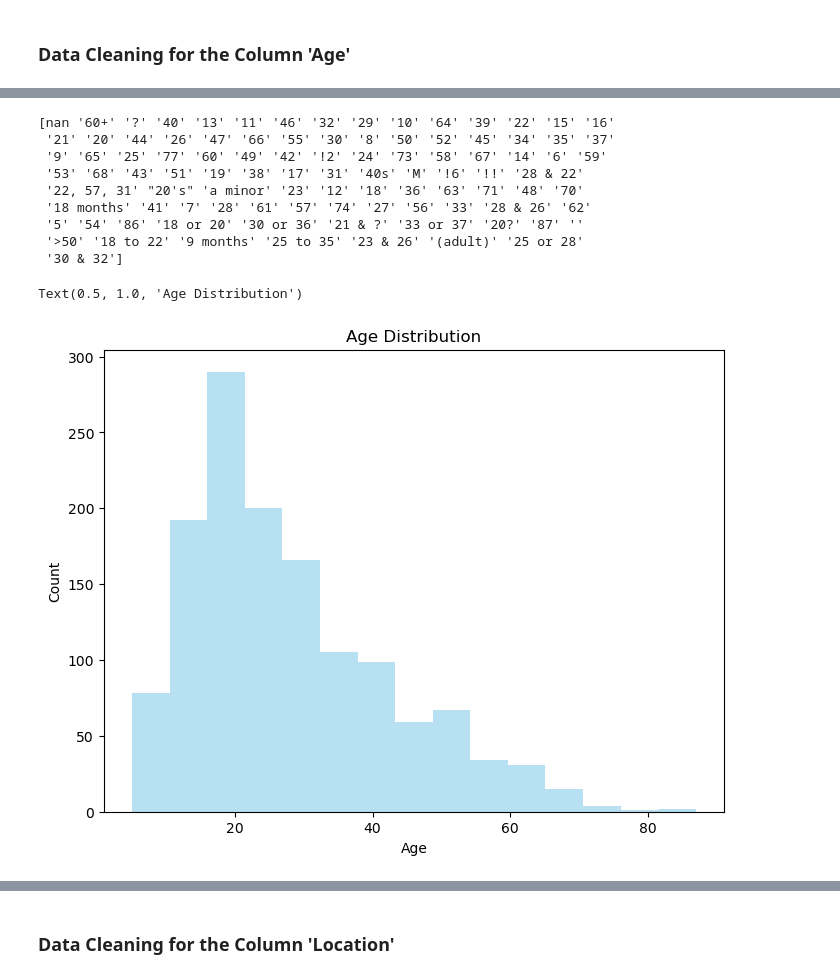
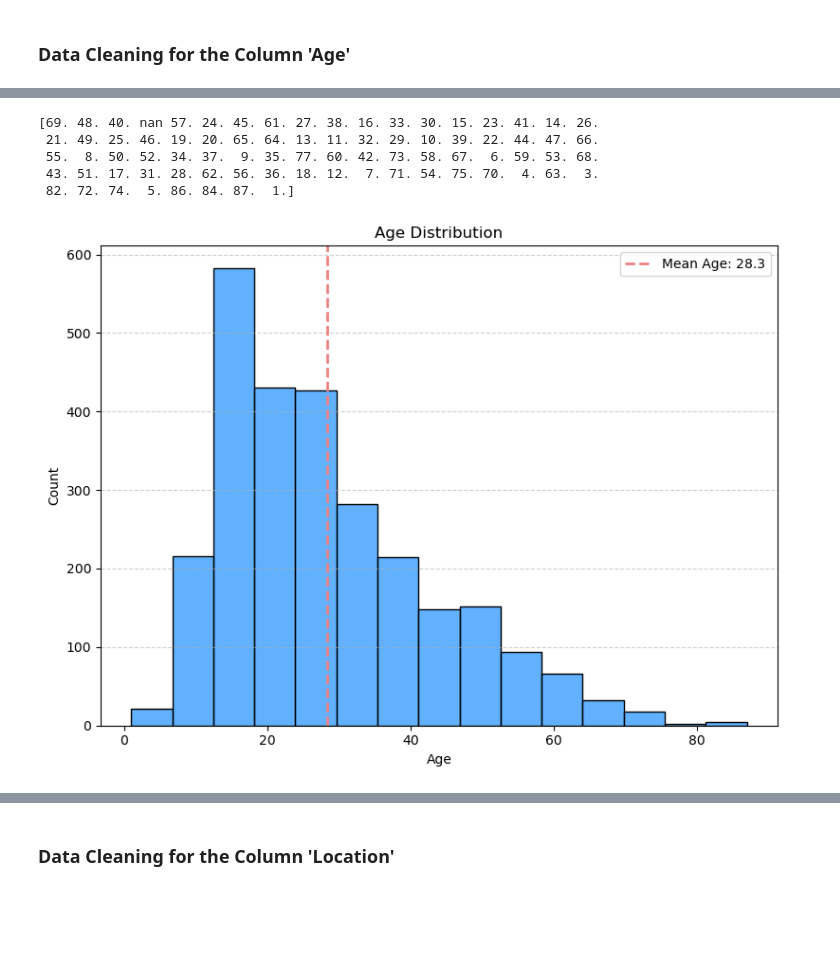
Before and after one commit to SheryllD/shark_attacks_project, a Jupyter notebook: shark_date_cleaning.ipynb, the cells around one changed output, grey strips where cells are left out. Saved outputs shown, nothing was run; the diff lists cells and outputs as text; code cells hidden in the pictures; blank space fills up the shorter version.

```diff
--- a/shark_date_cleaning.ipynb
+++ b/shark_date_cleaning.ipynb
@@ -919,6 +938,3 @@ array([69, 48, 40, '60+', '?', 57, 24, 45, 61, 27, 38, 16, 33, 30, 15, 23,
        '87', 'Elderly', ' ', '21 or 26', '20 ', '>50', '18 to 22',
        '9 & 12', '9 months', '25 to 35', '23 & 26', 1, '(adult)',
        '25 or 28', '30 & 32'], dtype=object)
-# %%
-df["Age"] = df["Age"].str.strip()
-print(df["Age"].value_counts())
@@ -938,0 +941,4 @@ Name: count, Length: 112, dtype: int64
+# %%
+# Data Cleaning for the Column Age
+df["Age"] = pd.to_numeric(df["Age"], errors="coerce")
+df["Age"].describe()
@@ -941,37 +983,50 @@ df["Age"] = df["Age"].replace({"20s":"25", "30s":"35", "teen": "15", "Teen": "15
 # %%
 print(df["Age"].unique()[:120])
 # %% [output]
-[nan '60+' '?' '40' '13' '11' '46' '32' '29' '10' '64' '39' '22' '15' '16'
- '21' '20' '44' '26' '47' '66' '55' '30' '8' '50' '52' '45' '34' '35' '37'
- '9' '65' '25' '77' '60' '49' '42' '!2' '24' '73' '58' '67' '14' '6' '59'
- '53' '68' '43' '51' '19' '38' '17' '31' '40s' 'M' '!6' '!!' '28 & 22'
- '22, 57, 31' "20's" 'a minor' '23' '12' '18' '36' '63' '71' '48' '70'
- '18 months' '41' '7' '28' '61' '57' '74' '27' '56' '33' '28 & 26' '62'
- '5' '54' '86' '18 or 20' '30 or 36' '21 & ?' '33 or 37' '20?' '87' ''
- '>50' '18 to 22' '9 months' '25 to 35' '23 & 26' '(adult)' '25 or 28'
- '30 & 32']
+[69. 48. 40. nan 57. 24. 45. 61. 27. 38. 16. 33. 30. 15. 23. 41. 14. 26.
+ 21. 49. 25. 46. 19. 20. 65. 64. 13. 11. 32. 29. 10. 39. 22. 44. 47. 66.
+ 55.  8. 50. 52. 34. 37.  9. 35. 77. 60. 42. 73. 58. 67.  6. 59. 53. 68.
+ 43. 51. 17. 31. 28. 62. 56. 36. 18. 12.  7. 71. 54. 75. 70.  4. 63.  3.
+ 82. 72. 74.  5. 86. 84. 87.  1.]
 # %%
+# Function to clean and process age values
 def age_process(age):
     try:
         age = int(age)
     except:
         age = 0
-    if (age > 0 and age <= 100):
-        return age
-    else:
-        return np.nan
-df['Age'].fillna(0,inplace=True)
-df['Age'] = df['Age'].apply(age_process)
-fig,ax = plt.subplots(figsize=(8,6))
-ax = sns.distplot(df['Age'].dropna().astype(np.int32),
-             ax=ax,
-             hist_kws={"alpha": 0.6, "color": "skyblue"},
-             kde=False,bins=15)
-plt.xlabel('Age')
-plt.ylabel('Count')
-plt.title('Age Distribution')
+    return age if 0 < age <= 100 else np.nan
+
+# Apply the age processing function
+df["Age"].fillna(0, inplace=True)
+df["Age"] = df["Age"].apply(age_process)
+
+# Compute mean age
+mean_age = df["Age"].dropna().mean()
+
+# Plot histogram with well-defined bars
+fig, ax = plt.subplots(figsize=(8,6))
+sns.histplot(df["Age"].dropna().astype(int),
+             bins=15,
+             color="dodgerblue",
+             edgecolor="black",
+             alpha=0.7,
+             ax=ax)
+
+# Add a vertical line for the mean age
+plt.axvline(mean_age, color="lightcoral", linestyle="--", linewidth=2, label=f"Mean Age: {mean_age:.1f}")
+
+# Labels and title
+plt.xlabel("Age")
+plt.ylabel("Count")
+plt.title("Age Distribution")
+plt.legend()  #
+plt.grid(axis="y", linestyle="--", alpha=0.6)
+plt.tight_layout()
+
+# Show the plot
+plt.show()
 # %% [output]
-Text(0.5, 1.0, 'Age Distribution')
-[figure, old version]
+[figure, new version]
 # %%
 #Graphic Attacks By Age
```
Also changed, not shown: parts of 28 cells of this notebook, 10 other files.
